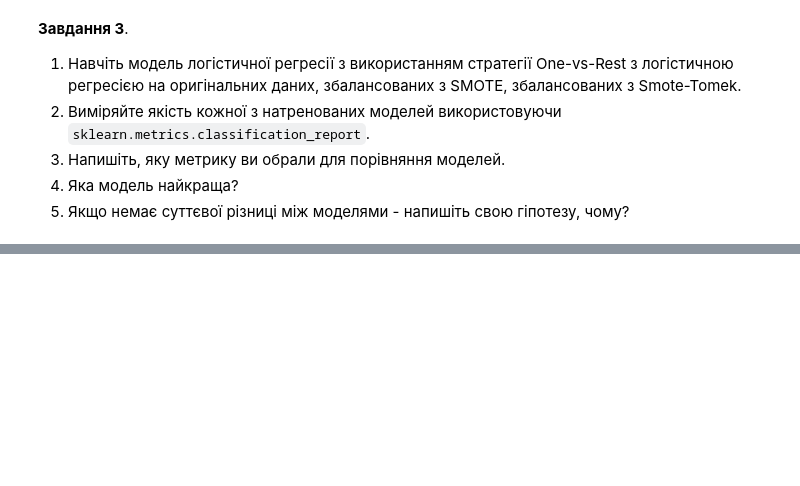
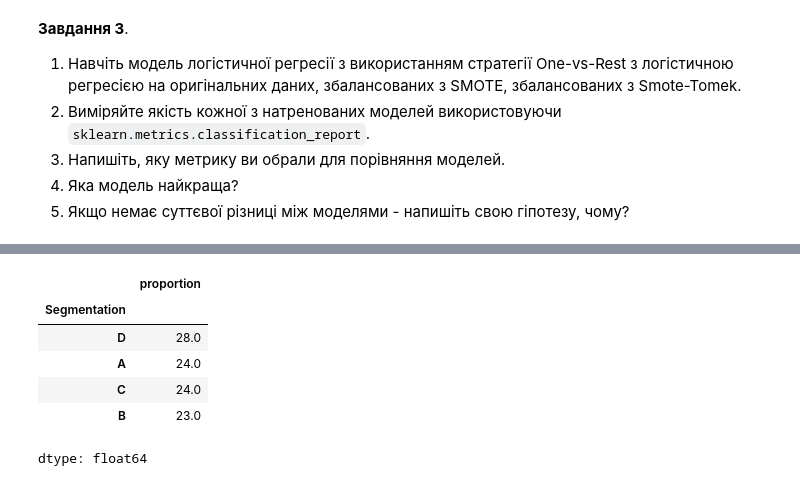
Before and after one commit to Alenushka2013/ML_for_people_tasks, a Jupyter notebook: HW_2_2_4_Unbalanced_multiclass_classification.ipynb, the cells around one changed output, grey strips where cells are left out. Saved outputs shown, nothing was run; the diff lists cells and outputs as text; code cells hidden in the pictures; blank space fills up the shorter version.

```diff
--- a/HW_2_2_4_Unbalanced_multiclass_classification.ipynb
+++ b/HW_2_2_4_Unbalanced_multiclass_classification.ipynb
@@ -276,0 +316,10 @@ weighted avg       0.51      0.51      0.51      1614
+# %%
+y_train.value_counts(normalize=True).round(2)*100
+# %% [output]
+|  | proportion |
+| Segmentation |  |
+| D | 28.0 |
+| A | 24.0 |
+| C | 24.0 |
+| B | 23.0 |
+dtype: float64
```
Also changed, not shown: parts of 9 cells of this notebook.
